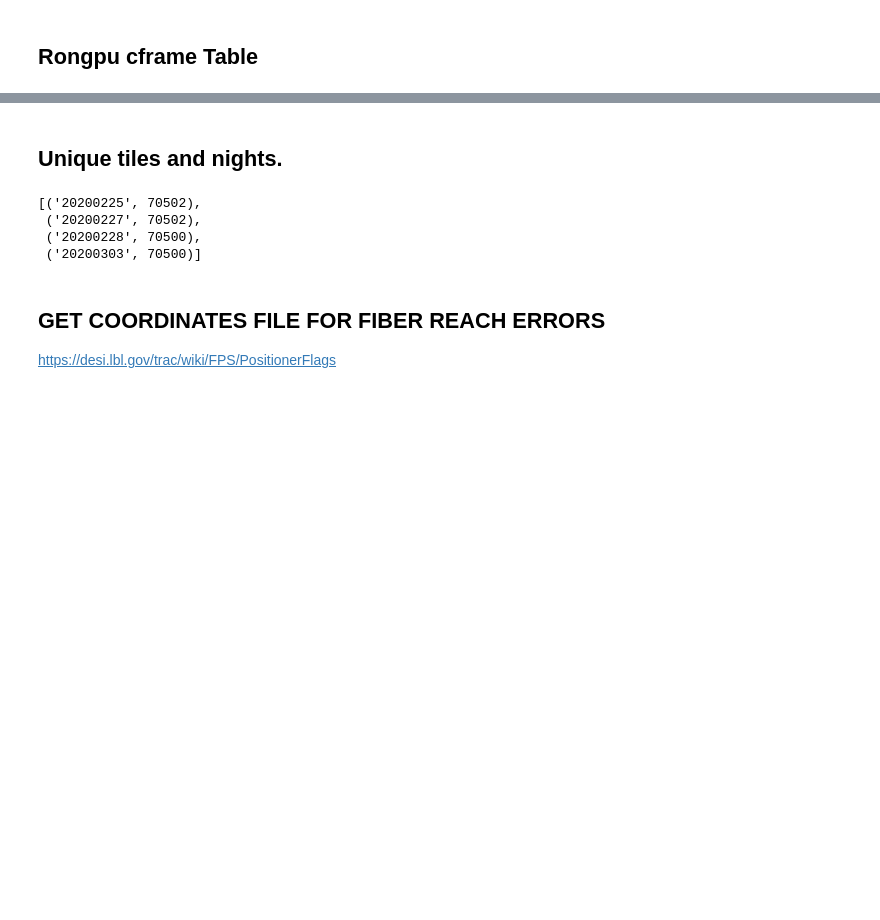
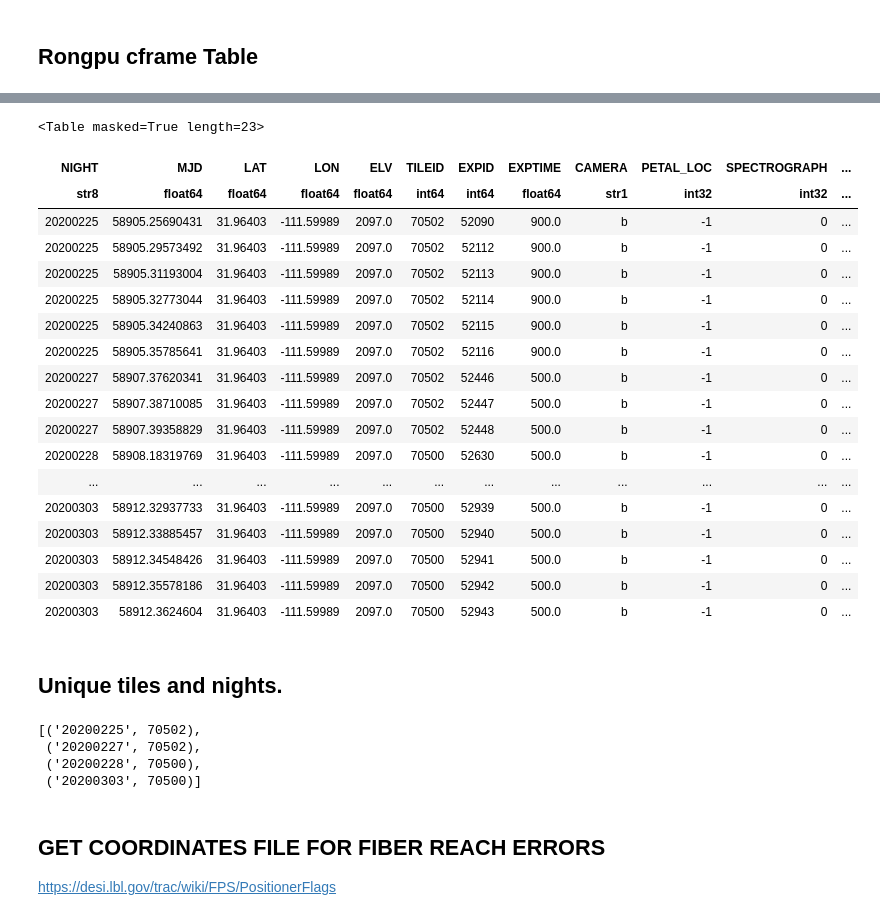
Before and after one commit to SgmAstro/MINISV, a Jupyter notebook: zs_split_coadds.ipynb, the cells around one changed output, grey strips where cells are left out. Drawn from its saved outputs; the diff is of its cells as text; code cells hidden in the pictures; blank space fills up the shorter version.

```diff
--- a/zs_split_coadds.ipynb
+++ b/zs_split_coadds.ipynb
@@ -136,0 +134,20 @@ LSDSS = fitsio.read('/project/projectdirs/desi/target/analysis/truth/dr8.0/south
+# %%
+file      = fits.open('/global/cfs/cdirs/desi/users/ameisner/GFA/minisv2/gfa_reduce_ccds_minisv2-thru_20200304.fits')
+# file[1].header
+# %%
+telemetry = Table(file[1].data)
+original  = telemetry.columns
+
+keep      = ['CAMERA', 'EXPID', 'MJD', 'PROGRAM', 'SKY_MAG_AB', 'PETAL_LOC',\
+             'MOONRA', 'MOONDEC', 'AIRMASS', 'FIBER_FRACFLUX',\
+             'MOON_SEP_DEG', 'TRANSPARENCY', 'FWHM_ASEC']
+
+telemetry = telemetry[keep]
+
+telemetry.sort('MJD')
+
+telemetry = unique(telemetry, keys='EXPID')
+
+# Guider and spectro. one step out.
+telemetry['EXPID'] += 1
+telemetry
@@ -168,3 +176,47 @@ Length = 345 rows
+# %%
+# ALL EXPIDS
+cframes    = Table(fits.open('/global/homes/m/mjwilson/BGS/MINISV/zhou/bgs_allcframes.fits')[1].data)
+
+del  cframes['cframe']
+
+cols       = list(cframes.columns)
+
+for x in cols:
+    cframes.rename_column(x, x.upper())
+
+new       = telemetry.columns
+keep      = [x not in cframes.columns for x in new]
+
+new       = ['EXPID'] + [x for i, x in enumerate(new) if keep[i]]
+
+telemetry = telemetry[new]
+
+cframes   = join(cframes, telemetry, keys='EXPID', join_type='left')
+
+keep      = (cframes['CAMERA'] == 'b') & (cframes['SPECTROGRAPH'] == 0)
+
+cframes   =  cframes[keep]
+cframes
+# %% [output]
+<Table masked=True length=23>
+| NIGHT | MJD | LAT | LON | ELV | TILEID | EXPID | EXPTIME | CAMERA | PETAL_LOC | SPECTROGRAPH | ... |
+| str8 | float64 | float64 | float64 | float64 | int64 | int64 | float64 | str1 | int32 | int32 | ... |
+| 20200225 | 58905.25690431 | 31.96403 | -111.59989 | 2097.0 | 70502 | 52090 | 900.0 | b | -1 | 0 | ... |
+| 20200225 | 58905.29573492 | 31.96403 | -111.59989 | 2097.0 | 70502 | 52112 | 900.0 | b | -1 | 0 | ... |
+| 20200225 | 58905.31193004 | 31.96403 | -111.59989 | 2097.0 | 70502 | 52113 | 900.0 | b | -1 | 0 | ... |
+| 20200225 | 58905.32773044 | 31.96403 | -111.59989 | 2097.0 | 70502 | 52114 | 900.0 | b | -1 | 0 | ... |
+| 20200225 | 58905.34240863 | 31.96403 | -111.59989 | 2097.0 | 70502 | 52115 | 900.0 | b | -1 | 0 | ... |
+| 20200225 | 58905.35785641 | 31.96403 | -111.59989 | 2097.0 | 70502 | 52116 | 900.0 | b | -1 | 0 | ... |
+| 20200227 | 58907.37620341 | 31.96403 | -111.59989 | 2097.0 | 70502 | 52446 | 500.0 | b | -1 | 0 | ... |
+| 20200227 | 58907.38710085 | 31.96403 | -111.59989 | 2097.0 | 70502 | 52447 | 500.0 | b | -1 | 0 | ... |
+| 20200227 | 58907.39358829 | 31.96403 | -111.59989 | 2097.0 | 70502 | 52448 | 500.0 | b | -1 | 0 | ... |
+| 20200228 | 58908.18319769 | 31.96403 | -111.59989 | 2097.0 | 70500 | 52630 | 500.0 | b | -1 | 0 | ... |
+| ... | ... | ... | ... | ... | ... | ... | ... | ... | ... | ... | ... |
+| 20200303 | 58912.32937733 | 31.96403 | -111.59989 | 2097.0 | 70500 | 52939 | 500.0 | b | -1 | 0 | ... |
+| 20200303 | 58912.33885457 | 31.96403 | -111.59989 | 2097.0 | 70500 | 52940 | 500.0 | b | -1 | 0 | ... |
+| 20200303 | 58912.34548426 | 31.96403 | -111.59989 | 2097.0 | 70500 | 52941 | 500.0 | b | -1 | 0 | ... |
+| 20200303 | 58912.35578186 | 31.96403 | -111.59989 | 2097.0 | 70500 | 52942 | 500.0 | b | -1 | 0 | ... |
+| 20200303 | 58912.3624604 | 31.96403 | -111.59989 | 2097.0 | 70500 | 52943 | 500.0 | b | -1 | 0 | ... |
 # %%
 # cframes    = cframes[cframes['night'] == '20200229']
 # cframes
```
Also changed, not shown: parts of 64 cells of this notebook, 6 other files.
